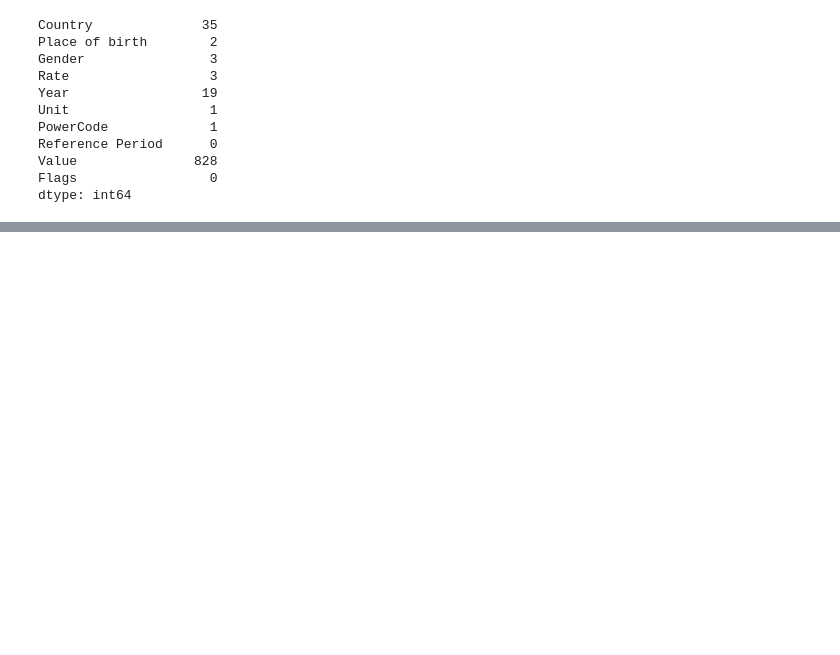
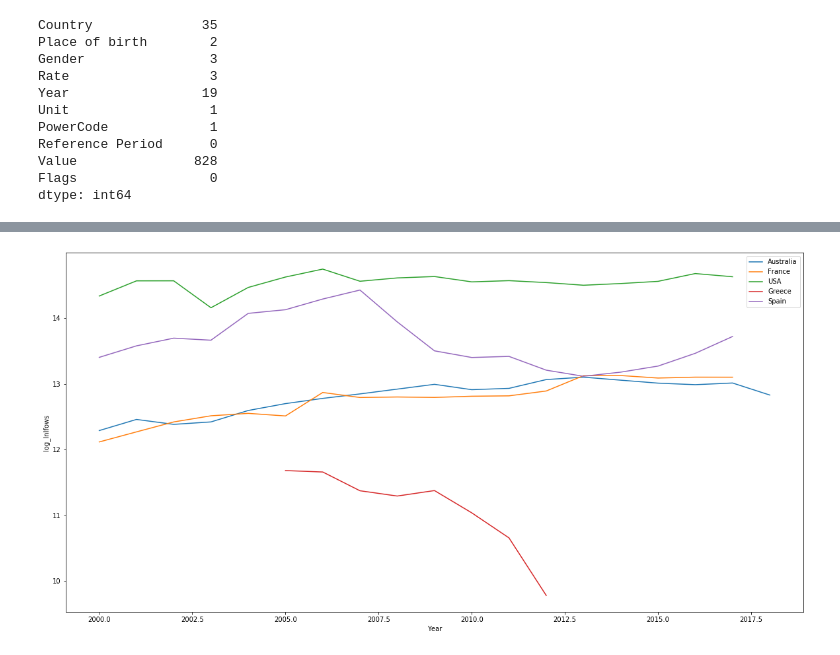
Before and after one commit to nurien2/datacamp_2019, a Jupyter notebook: starting_kit.ipynb, the cells around one changed output, grey strips where cells are left out. Saved outputs shown, nothing was run; the diff lists cells and outputs as text; code cells hidden in the pictures; blank space fills up the shorter version.

```diff
--- a/starting_kit.ipynb
+++ b/starting_kit.ipynb
@@ -278,0 +296,5 @@ dtype: int64
+# %%
+Y_inflows = inflows[inflows.Variable == 'Inflows of foreign population by nationality']
+# %%
+#Construction de la variable d'intérêt
+Y_inflows = Y_inflows.groupby(['Country','Year']).agg({'Value': sum})
@@ -278,0 +323,14 @@ dtype: int64
+# %%
+#Evolution des immigrations entre 2000 et 2018
+plt.figure(figsize=(20,10))
+plt.plot(Y_inflows.loc['Australia'].index, np.log(Y_inflows.loc['Australia'].Value))
+plt.plot(Y_inflows.loc['France'].index, np.log(Y_inflows.loc['France'].Value))
+plt.plot(Y_inflows.loc['United States'].index, np.log(Y_inflows.loc['United States'].Value))
+plt.plot(Y_inflows.loc['Greece'].index, np.log(Y_inflows.loc['Greece'].Value))
+plt.plot(Y_inflows.loc['Spain'].index, np.log(Y_inflows.loc['Spain'].Value))
+plt.legend(['Australia','France', 'USA', 'Greece', 'Spain'])
+plt.xlabel('Year')
+plt.ylabel('log_Inlfows')
+plt.show()
+# %% [output]
+[figure, added]
```
Also changed, not shown: parts of 26 cells of this notebook.
